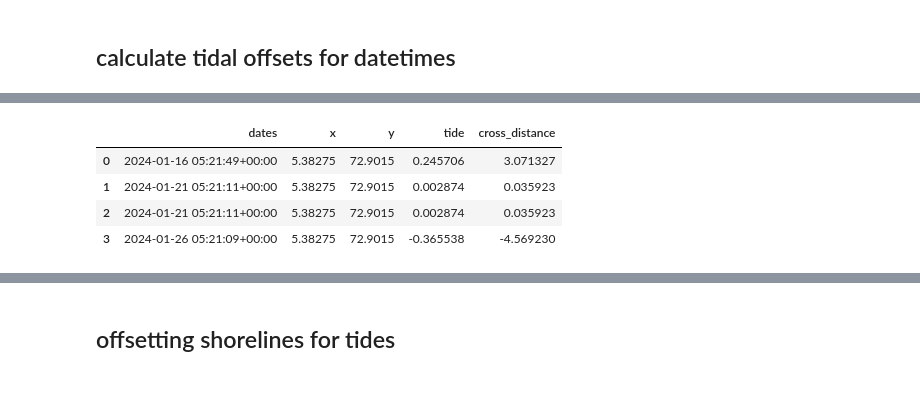
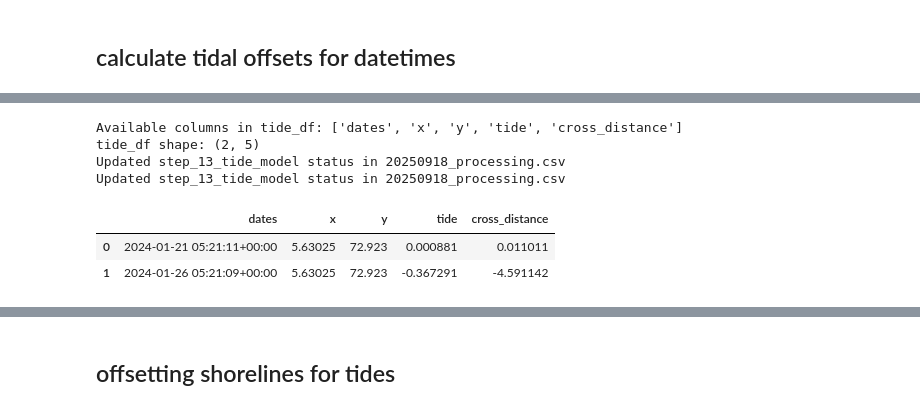
Before and after one commit to Wzesk/Littoral_S2download, a Jupyter notebook: littoral_pipeline.ipynb, the cells around one changed output, grey strips where cells are left out. Cells and saved outputs as stored; diff of their text form; code cells hidden in the pictures.

```diff
--- a/littoral_pipeline.ipynb
+++ b/littoral_pipeline.ipynb
@@ -50,6 +166,6 @@ littoral_sites.load_sites(path=site_table_path)
 | 9 | 6 | anhenunfushi | [[\n 72.95963024376084,\n 5.33584... | 2015-01-01 | 2025-01-01 | 75 | NaN | True |
 # %%
 names = littoral_sites.list_site_names(path=site_table_path)
-site_name = names[3]
+site_name = names[4]
 site_name
 # %% [output]
@@ -772,9 +1031,10 @@ from littoral import littoral_tide_correction
 
 import pandas as pd
 
-# Load the processing.csv file
-csv_path = f"{save_path}/{site_name}/processing.csv"
-df_proc = pd.read_csv(csv_path)
+#find the most recent *_processing.csv file
+datetime_csv_path = get_processing_filename(f"{save_path}/{site_name}")
+
+df_proc = pd.read_csv(f"{save_path}/{site_name}/{datetime_csv_path}")
 
 # Extract image names
 image_names = df_proc['name'] if 'name' in df_proc.columns else df_proc.iloc[:, 0]
@@ -827,13 +1085,43 @@ tide_df = littoral_tide_correction.model_tides(
 )
 # %%
 tide_df = littoral_tide_correction.calculate_tide_corrections(tide_df,reference_elevation=0,beach_slope=0.08)
+
+# Debug: Check what columns are actually in tide_df
+print("Available columns in tide_df:", tide_df.columns.tolist())
+print("tide_df shape:", tide_df.shape)
+
+# Update processing status for tidal modeling
+processing_filename = get_processing_filename(save_path + "/" + site_name)
+if processing_filename:
+    # Check if horizontal_correction_m column exists, if not use alternative
+    if 'horizontal_correction_m' in tide_df.columns:
+        avg_correction = float(tide_df['horizontal_correction_m'].mean())
+    elif 'tide' in tide_df.columns:
+        # Use tide values as a fallback
+        avg_correction = float(tide_df['tide'].mean())
+    else:
+        avg_correction = 0.0
+
+    update_processing_status(
+        save_path + "/" + site_name,
+        processing_filename,
+        'step_13_tide_model',
+        metrics={
+            'tidal_predictions': len(tide_df),
+            'tide_range_m': float(tide_df['tide'].max() - tide_df['tide'].min()) if 'tide' in tide_df.columns else 0.0,
+            'avg_correction_m': avg_correction
+        }
+    )
+
 tide_df.head()
 # %% [output]
+Available columns in tide_df: ['dates', 'x', 'y', 'tide', 'cross_distance']
+tide_df shape: (2, 5)
+Updated step_13_tide_model status in 20250918_processing.csv
+Updated step_13_tide_model status in 20250918_processing.csv
 |  | dates | x | y | tide | cross_distance |
-| 0 | 2024-01-16 05:21:49+00:00 | 5.38275 | 72.9015 | 0.245706 | 3.071327 |
-| 1 | 2024-01-21 05:21:11+00:00 | 5.38275 | 72.9015 | 0.002874 | 0.035923 |
-| 2 | 2024-01-21 05:21:11+00:00 | 5.38275 | 72.9015 | 0.002874 | 0.035923 |
-| 3 | 2024-01-26 05:21:09+00:00 | 5.38275 | 72.9015 | -0.365538 | -4.569230 |
+| 0 | 2024-01-21 05:21:11+00:00 | 5.63025 | 72.923 | 0.000881 | 0.011011 |
+| 1 | 2024-01-26 05:21:09+00:00 | 5.63025 | 72.923 | -0.367291 | -4.591142 |
 # %%
 # save tide_df to csv
 csv_path = f"{save_path}/{site_name}/tide_corrections.csv"
```
Also changed, not shown: parts of 43 cells of this notebook, 3 other files.
